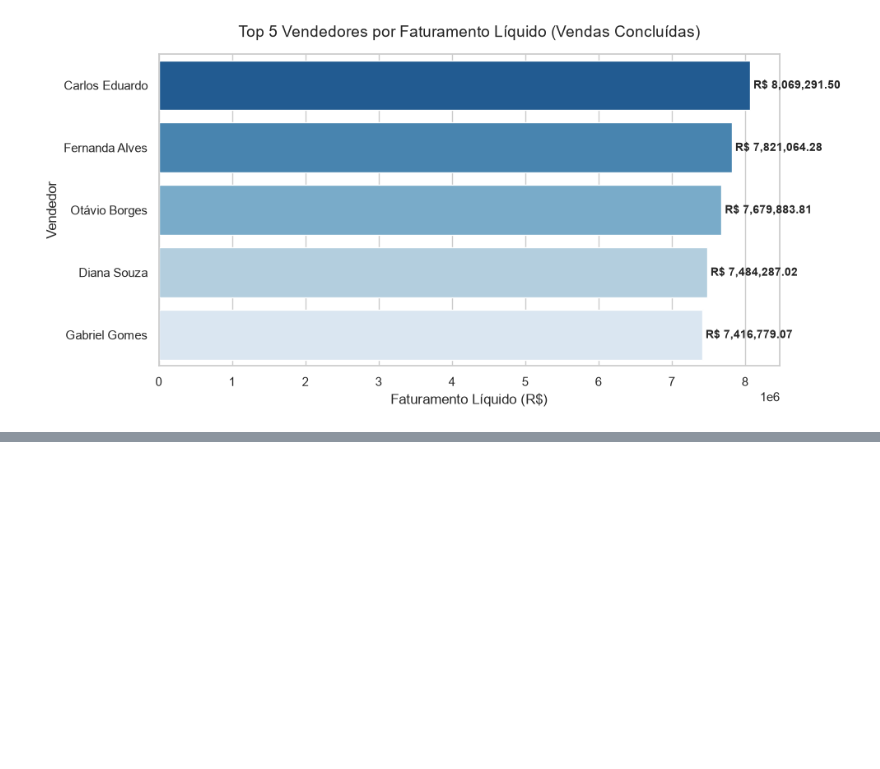
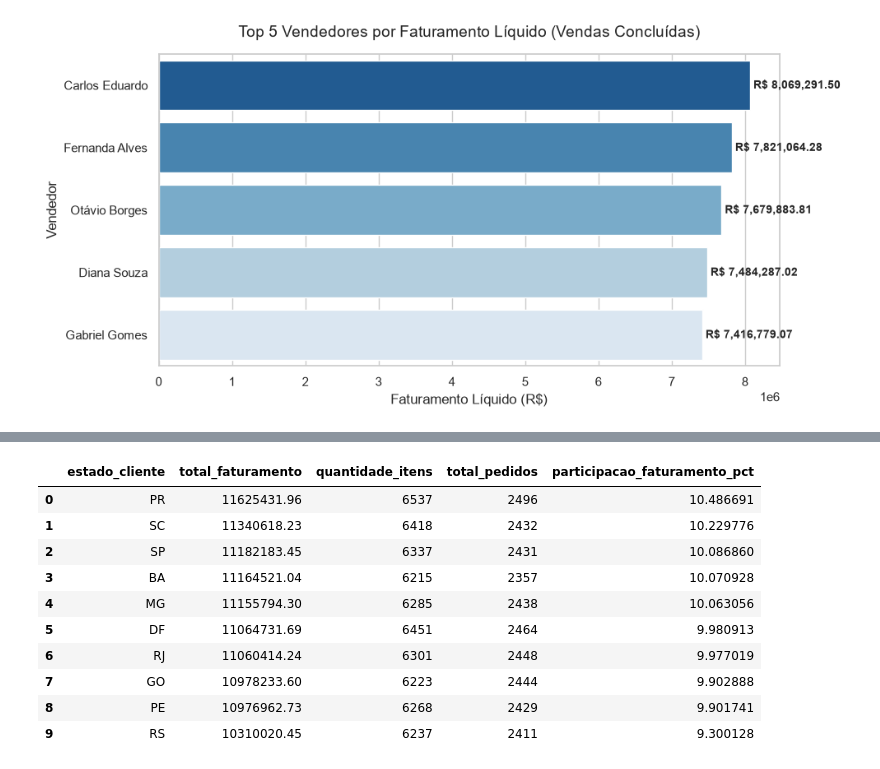
Before and after one commit to diegomudraka/projeto_final_python_senai, a Jupyter notebook: Analise de vendas/Projeto/Analise_dados.ipynb, the cells around one changed output, grey strips where cells are left out. Cells and saved outputs as stored; diff of their text form; code cells hidden in the pictures; blank space fills up the shorter version.

```diff
--- a/Analise de vendas/Projeto/Analise_dados.ipynb
+++ b/Analise de vendas/Projeto/Analise_dados.ipynb
@@ -317,0 +337,28 @@ plt.show()
+# %%
+# Filtrar apenas transações concluídas (ajustar de acordo com os valores de status_venda)
+status_venda_col = 'status_venda'
+forma_pagamento_col = 'forma_pagamento'
+
+if status_venda_col in df.columns and forma_pagamento_col in df.columns:
+    # Identificar quais são os status de transações concluídas/sucesso (ex: 'Concluído', 'Pago', 'Entregue')
+    # Vamos analisar os status presentes
+    print("Status de venda únicos:", df[status_venda_col].unique())
+
+    # Filtrando as transações concluídas (geralmente 'Concluído' ou 'Pago' - ajustaremos para considerar o que for de sucesso)
+    concluidas = df[df[status_venda_col].str.lower().str.strip().isin(['concluido', 'concluído', 'pago', 'entregue'])]
+
+    # Se não encontrar com esse filtro, usaremos todo o dataset por segurança ou o que parecer de sucesso
+    if concluidas.empty:
+        concluidas = df[~df[status_venda_col].str.lower().str.strip().isin(['cancelado', 'devolvido'])]
+
+    # Calcular a contagem e percentual
+    payment_counts = concluidas[forma_pagamento_col].value_counts()
+    payment_percentages = concluidas[forma_pagamento_col].value_counts(normalize=True) * 100
+
+    summary_df = pd.DataFrame({
+        'Transações Concluídas': payment_counts,
+        'Participação (%)': payment_percentages
+    })
+    display(summary_df)
+else:
+    print("Colunas necessárias não encontradas no DataFrame.")
@@ -317,0 +375,28 @@ plt.show()
+# %%
+# Agrupando os dados de transações concluídas por estado do cliente
+geo_analise = concluidas.groupby('estado_cliente').agg(
+    total_faturamento=('valor_total', 'sum'),
+    quantidade_itens=('quantidade', 'sum'),
+    total_pedidos=('id_pedido', 'nunique')
+).reset_index()
+
+# Calculando a participação percentual no faturamento total
+total_geral_faturamento = geo_analise['total_faturamento'].sum()
+geo_analise['participacao_faturamento_pct'] = (geo_analise['total_faturamento'] / total_geral_faturamento) * 100
+
+# Ordenando pelos estados com maior faturamento
+geo_analise = geo_analise.sort_values(by='total_faturamento', ascending=False).reset_index(drop=True)
+
+display(geo_analise)
+# %% [output]
+|  | estado_cliente | total_faturamento | quantidade_itens | total_pedidos | participacao_faturamento_pct |
+| 0 | PR | 11625431.96 | 6537 | 2496 | 10.486691 |
+| 1 | SC | 11340618.23 | 6418 | 2432 | 10.229776 |
+| 2 | SP | 11182183.45 | 6337 | 2431 | 10.086860 |
+| 3 | BA | 11164521.04 | 6215 | 2357 | 10.070928 |
+| 4 | MG | 11155794.30 | 6285 | 2438 | 10.063056 |
+| 5 | DF | 11064731.69 | 6451 | 2464 | 9.980913 |
+| 6 | RJ | 11060414.24 | 6301 | 2448 | 9.977019 |
+| 7 | GO | 10978233.60 | 6223 | 2444 | 9.902888 |
+| 8 | PE | 10976962.73 | 6268 | 2429 | 9.901741 |
+| 9 | RS | 10310020.45 | 6237 | 2411 | 9.300128 |
```
Also changed, not shown: parts of 3 cells of this notebook.
